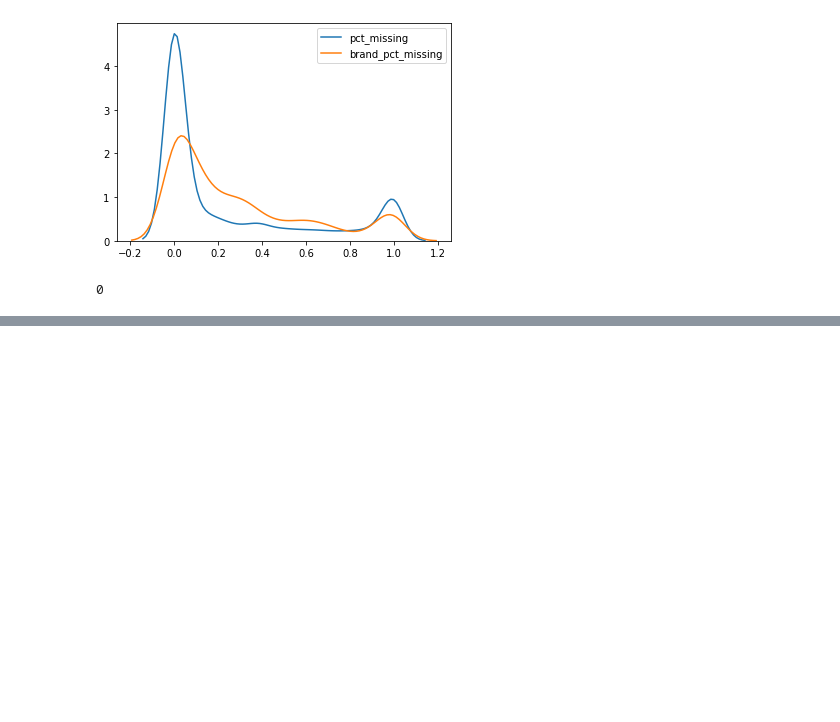
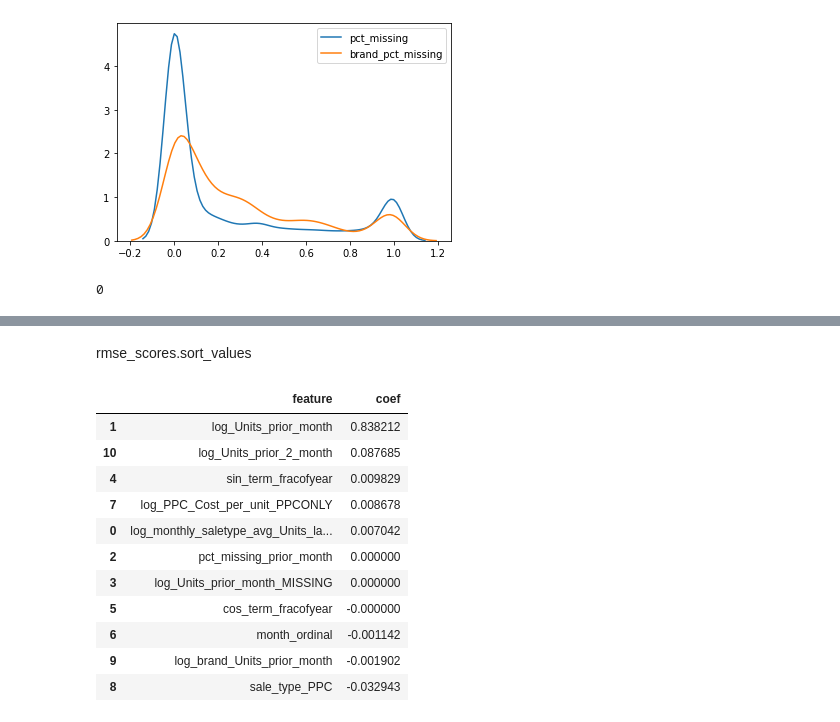
Before and after one commit to zacharmentrout/thrasio, a Jupyter notebook: thrasio1.ipynb, the cells around one changed output, grey strips where cells are left out. Drawn from its saved outputs; the diff is of its cells as text; code cells hidden in the pictures; blank space fills up the shorter version.

```diff
--- a/thrasio1.ipynb
+++ b/thrasio1.ipynb
@@ -364,0 +491,5 @@ features_mod2 = ['log_Units_last_valid']
+# %%
+dat_train['pred'] = mod8.predict(dat_train[features_mod8])
+dat_valid['pred'] = mod8.predict(dat_valid[features_mod8])
+dat_test['pred'] = mod8.predict(dat_test[features_mod8])
+model_dict['mod8'] = score_model()
@@ -364,0 +592,17 @@ features_mod2 = ['log_Units_last_valid']
+# %% [markdown]
+rmse_scores.sort_values
+# %%
+get_coef(features_mod10,mod10)
+# %% [output]
+|  | feature | coef |
+| 1 | log_Units_prior_month | 0.838212 |
+| 10 | log_Units_prior_2_month | 0.087685 |
+| 4 | sin_term_fracofyear | 0.009829 |
+| 7 | log_PPC_Cost_per_unit_PPCONLY | 0.008678 |
+| 0 | log_monthly_saletype_avg_Units_la... | 0.007042 |
+| 2 | pct_missing_prior_month | 0.000000 |
+| 3 | log_Units_prior_month_MISSING | 0.000000 |
+| 5 | cos_term_fracofyear | -0.000000 |
+| 6 | month_ordinal | -0.001142 |
+| 9 | log_brand_Units_prior_month | -0.001902 |
+| 8 | sale_type_PPC | -0.032943 |
```
Also changed, not shown: parts of 62 cells of this notebook.
